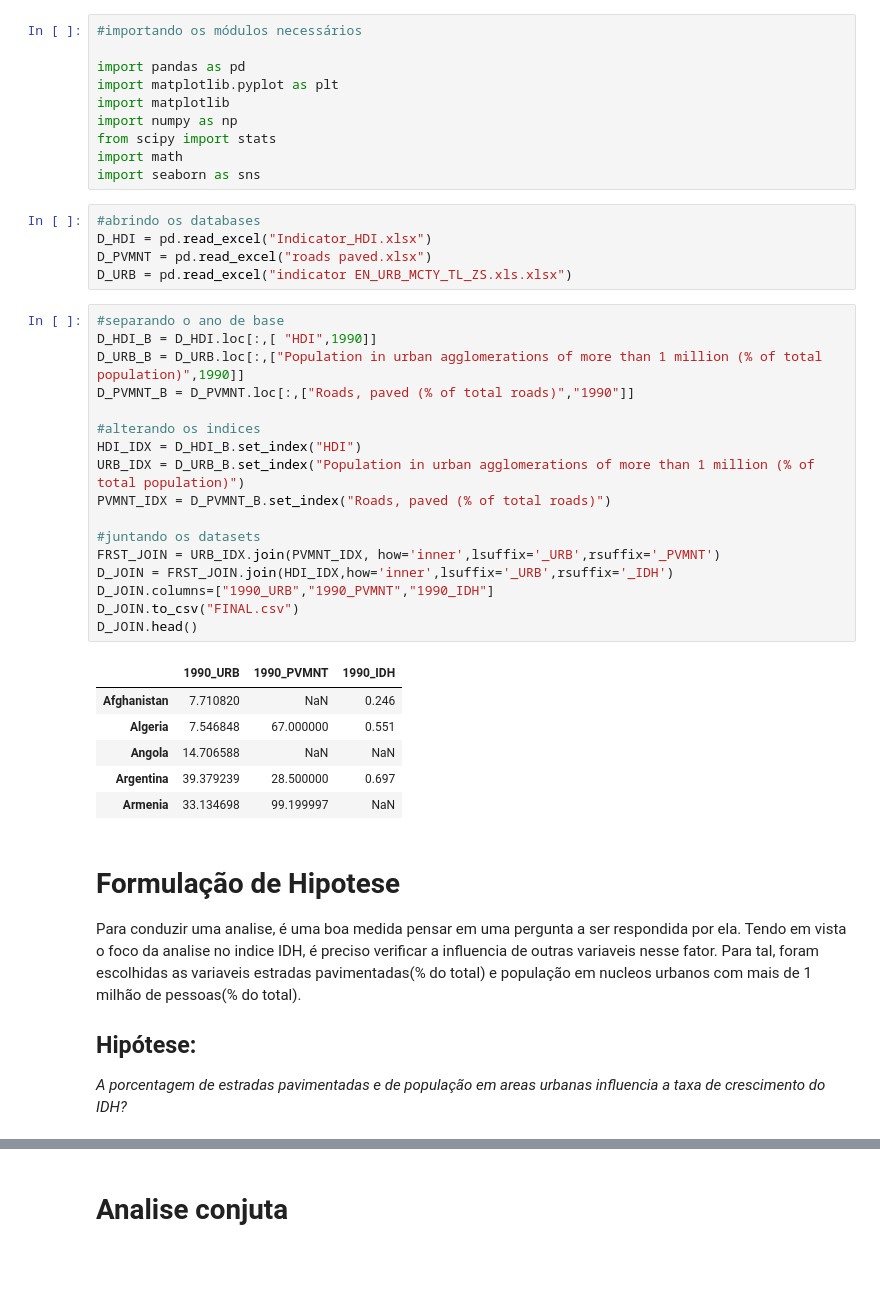
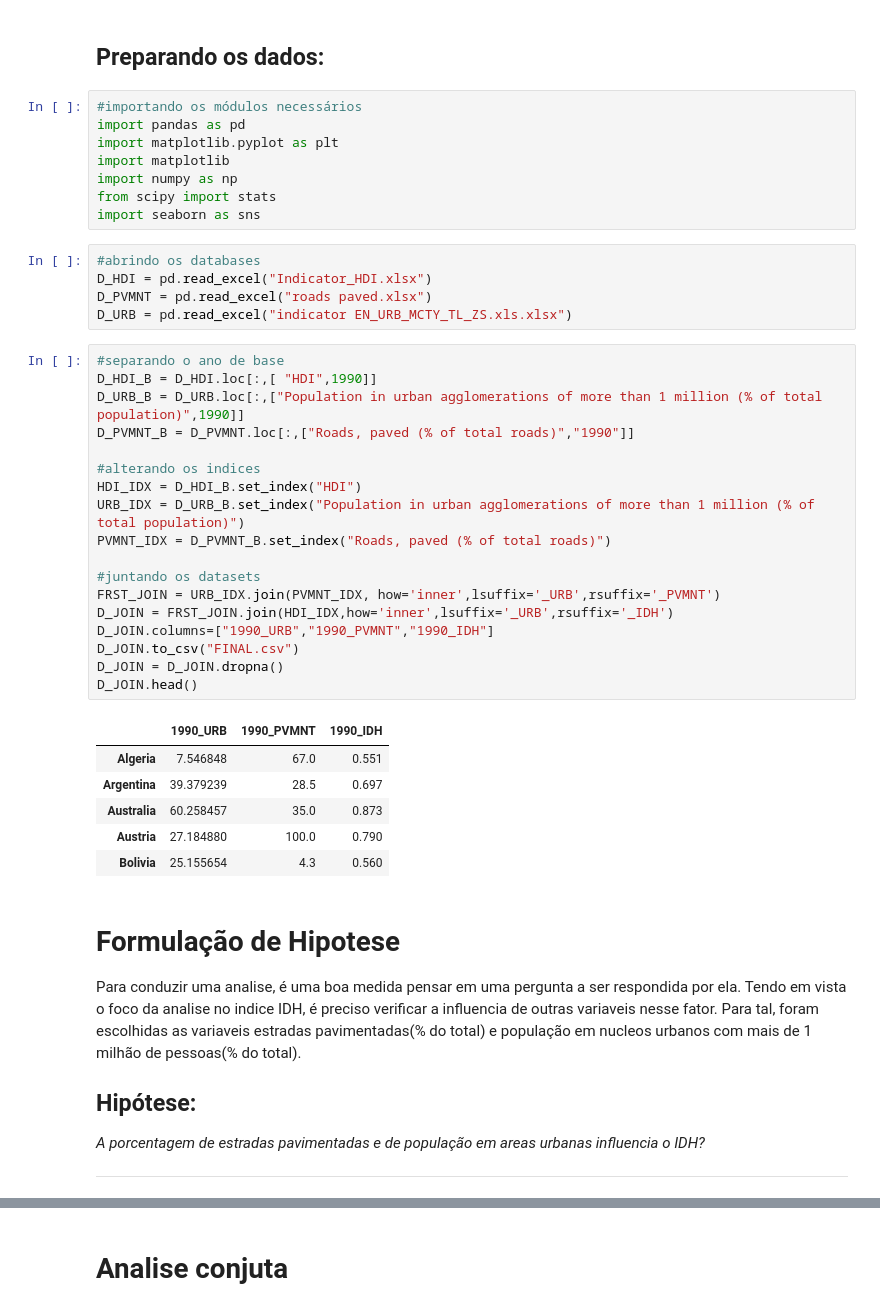
Before and after one commit to rafikli/projeto-1-CD, a Jupyter notebook: Projeto 1 DADOS.ipynb, the cells around one changed output, grey strips where cells are left out. Drawn from its saved outputs; the diff is of its cells as text; blank space fills up the shorter version.

```diff
--- a/Projeto 1 DADOS.ipynb
+++ b/Projeto 1 DADOS.ipynb
@@ -1,12 +10,12 @@
+# %% [markdown]
+## Preparando os dados:
 # %%
 #importando os módulos necessários
-
 import pandas as pd
 import matplotlib.pyplot as plt
 import matplotlib
 import numpy as np
 from scipy import stats
-import math
 import seaborn as sns
 # %%
 #abrindo os databases
@@ -16,27 +25,28 @@ D_URB = pd.read_excel("indicator EN_URB_MCTY_TL_ZS.xls.xlsx")
 # %%
 #separando o ano de base
 D_HDI_B = D_HDI.loc[:,[ "HDI",1990]]
 D_URB_B = D_URB.loc[:,["Population in urban agglomerations of more than 1 million (% of total population)",1990]]
 D_PVMNT_B = D_PVMNT.loc[:,["Roads, paved (% of total roads)","1990"]]
 
 #alterando os indices
 HDI_IDX = D_HDI_B.set_index("HDI")
 URB_IDX = D_URB_B.set_index("Population in urban agglomerations of more than 1 million (% of total population)")
 PVMNT_IDX = D_PVMNT_B.set_index("Roads, paved (% of total roads)")
 
 #juntando os datasets
 FRST_JOIN = URB_IDX.join(PVMNT_IDX, how='inner',lsuffix='_URB',rsuffix='_PVMNT')
 D_JOIN = FRST_JOIN.join(HDI_IDX,how='inner',lsuffix='_URB',rsuffix='_IDH')
 D_JOIN.columns=["1990_URB","1990_PVMNT","1990_IDH"]
 D_JOIN.to_csv("FINAL.csv")
+D_JOIN = D_JOIN.dropna()
 D_JOIN.head()
 # %% [output]
 |  | 1990_URB | 1990_PVMNT | 1990_IDH |
-| Afghanistan | 7.710820 | NaN | 0.246 |
-| Algeria | 7.546848 | 67.000000 | 0.551 |
-| Angola | 14.706588 | NaN | NaN |
-| Argentina | 39.379239 | 28.500000 | 0.697 |
-| Armenia | 33.134698 | 99.199997 | NaN |
+| Algeria | 7.546848 | 67.0 | 0.551 |
+| Argentina | 39.379239 | 28.5 | 0.697 |
+| Australia | 60.258457 | 35.0 | 0.873 |
+| Austria | 27.184880 | 100.0 | 0.790 |
+| Bolivia | 25.155654 | 4.3 | 0.560 |
 # %% [markdown]
 
 # Formulação de Hipotese
@@ -45,6 +55,7 @@ D_JOIN.head()
 
 ## Hipótese:
 
-*A porcentagem de estradas pavimentadas e de população em areas urbanas influencia a taxa de crescimento do IDH?*
+*A porcentagem de estradas pavimentadas e de população em areas urbanas influencia o IDH?*
+___
 # %% [markdown]
 # Analise Individual
```
Also changed, not shown: parts of 22 cells of this notebook.
